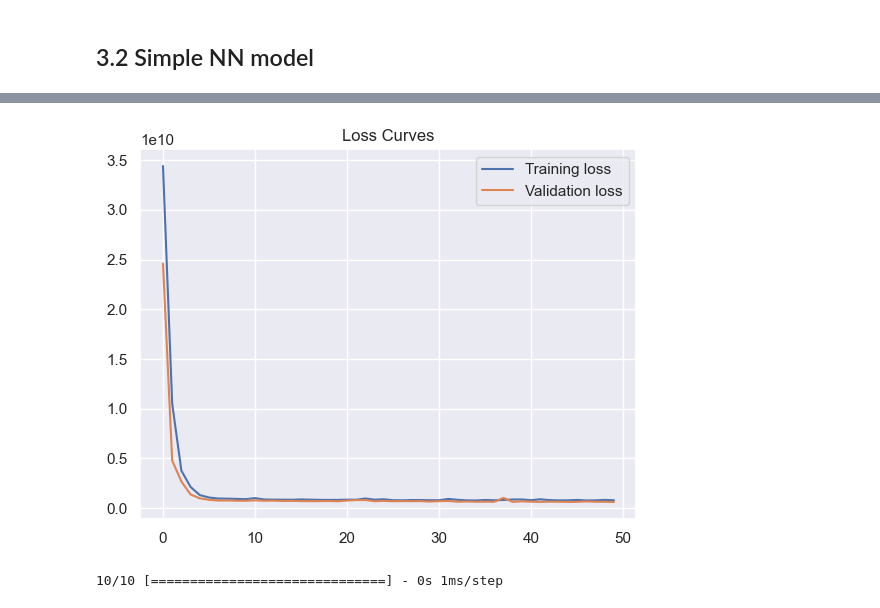
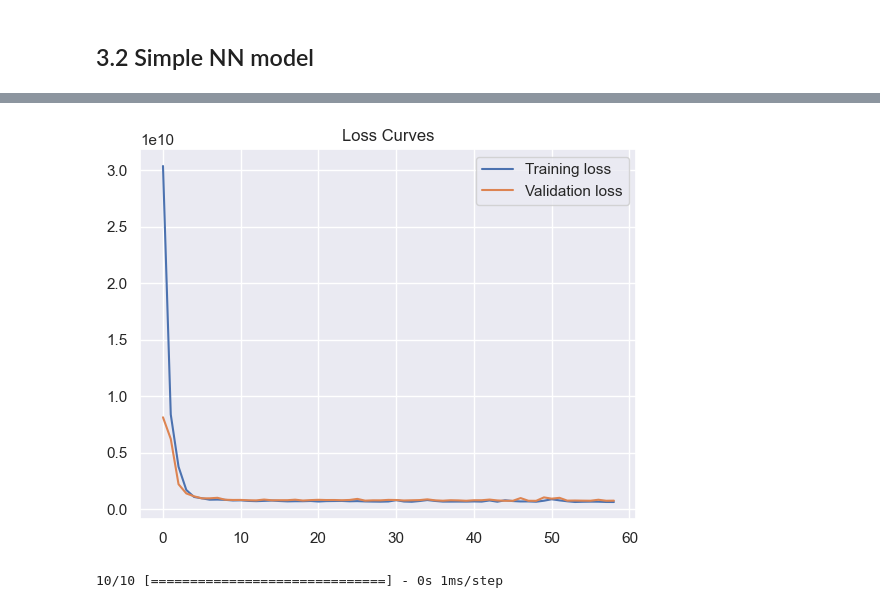
Before and after one commit to VasiliiOptimist/ml_house_prices, a Jupyter notebook: test.ipynb, the cells around one changed output, grey strips where cells are left out. Cells and saved outputs as stored; diff of their text form; code cells hidden in the pictures.

```diff
--- a/test.ipynb
+++ b/test.ipynb
@@ -217,3 +144,0 @@ px.scatter(df[df["MasVnrArea"] > 0], x="MasVnrArea", y="SalePrice")
-# %%
-df.drop(["MasVnrArea"], axis=1, inplace=True)
-features.remove("MasVnrArea")
@@ -438,23 +309,30 @@ Index(['YearBuilt/Remod', 'LotFrontage', 'LotArea', 'OverallQual',
 Selected features after testing
 # %%
 for_prediction = [
+    "ExterQual",
+    "BsmtQual",
+    # 'KitchenQual',
+    # 'GarageQual',
     "OverallQual",
+    "LotArea",
+    "OverallCond",
+    "YearBuilt/Remod",
     "TotalBsmtSF",
     "GrLivArea",
     "GarageArea",
     "1stFlrSF",
-    "YearBuilt/Remod",
+    # "GarageYrBlt",
+    "GarageCars",
+    "Fireplaces",
     # "FullBath",
-    "LotArea",
-    # 'GarageYrBlt',
-    "Fireplaces",
+    # 'TotRmsAbvGrd',
     # 'LotFrontage',
     "SalePrice",
 ]
 
 df_features = df_final[for_prediction]
 # %%
-rng = 1
+rng = 2
 x = df_features[~df_features["SalePrice"].isna()][df_features.columns[:-1]]
 y = df_features[~df_features["SalePrice"].isna()]["SalePrice"]
 
@@ -491,34 +360,45 @@ x_train.head()
 # %%
+def create_model(learning_rate, epochs, batch_size):
+    model = None
+
+    # Define model
+    model = keras.Sequential()
+    model.add(
+        keras.layers.Dense(
+            units=x_train.shape[1],
+            activation="relu",
+            input_dim=x_train.shape[1],
+            kernel_regularizer=tf.keras.regularizers.l2(l2=0.01),
+        ),
+    )
+    model.add(
+        keras.layers.Dense(
+            units=x_train.shape[1],
+            activation="relu",
+            kernel_regularizer=tf.keras.regularizers.l2(l2=0.01),
+        )
+    )
+
+    model.add(keras.layers.Dense(units=1, activation="linear"))
+    # Specify the optimizer using the TF API to specify the learning rate
+    model.compile(
+        optimizer=tf.optimizers.Adam(learning_rate=learning_rate),
+        loss=tf.keras.losses.MeanSquaredError(),
+    )
+    return model
+
+
 learning_rate = 0.5
-epochs = 50
+epochs = 100
 batch_size = 50
+model = create_model(learning_rate, epochs, batch_size)
 
-model = None
 
-# Define model
-model = keras.Sequential()
-model.add(
-    keras.layers.Dense(
-        units=x_train.shape[1],
-        activation="relu",
-        input_dim=x_train.shape[1],
-        kernel_regularizer=tf.keras.regularizers.l2(l2=0.01),
-    ),
-)
-model.add(
-    keras.layers.Dense(
-        units=x_train.shape[1],
-        activation="relu",
-        kernel_regularizer=tf.keras.regularizers.l2(l2=0.01),
-    )
+earlystop = keras.callbacks.EarlyStopping(
+    monitor="val_loss", min_delta=0.01, patience=10, verbose=0, mode="auto"
 )
 
-model.add(keras.layers.Dense(units=1, activation="linear"))
-# Specify the optimizer using the TF API to specify the learning rate
-model.compile(
-    optimizer=tf.optimizers.Adam(learning_rate=learning_rate),
-    loss=tf.keras.losses.MeanSquaredError(),
-)
+callbacks_list = [earlystop]
 
 # Train the model
 trainHistory = model.fit(
@@ -528,10 +408,10 @@ trainHistory = model.fit(
     batch_size=batch_size,
     validation_split=0.2,
     verbose=0,
+    callbacks=earlystop,
 )
 # Plot
 my_module.showRegressionResults(trainHistory)
 
-
 my_module.print_evaluate_regression(y_test, model.predict(x_test))
 # %% [output]
@@ -543,5 +424,5 @@ RMSLE: 0.026005591699653625
 ______
-[figure, old version]
+[figure, new version]
 # %%
 import logging
 
```
Also changed, not shown: parts of 95 cells of this notebook, 2 other files.
